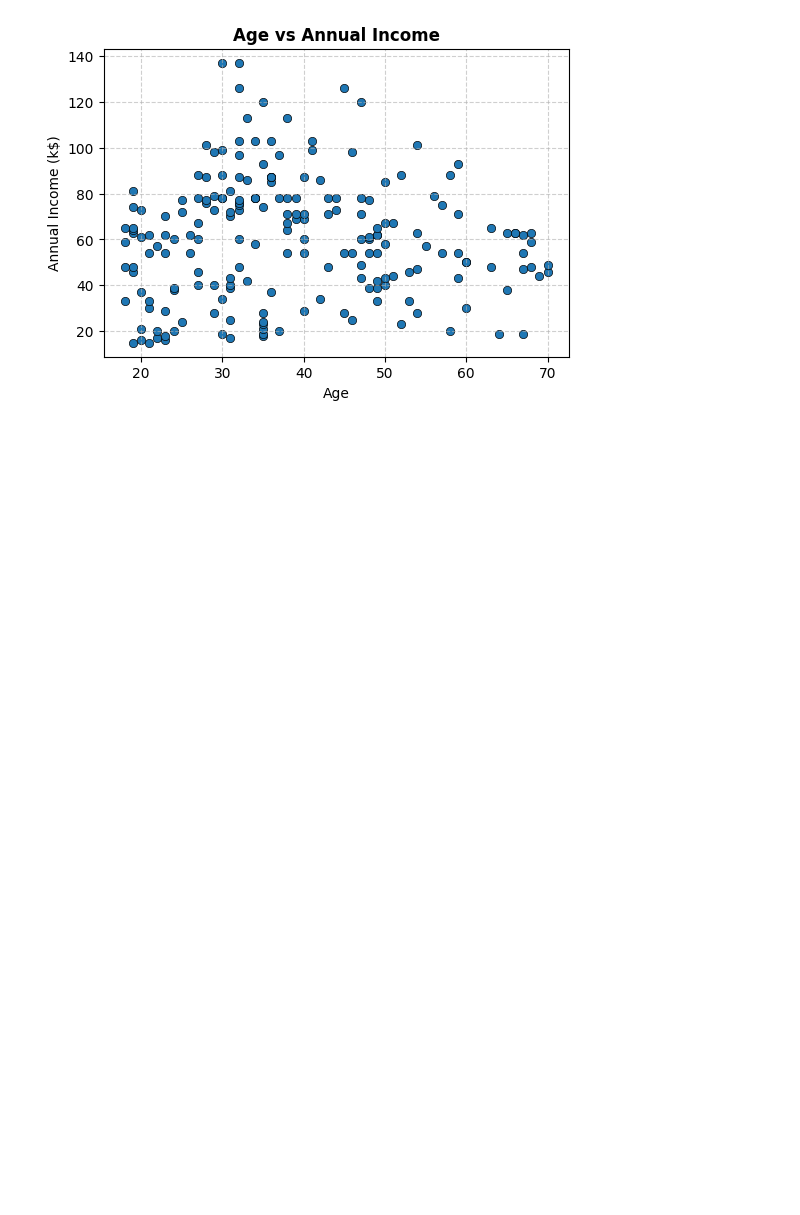
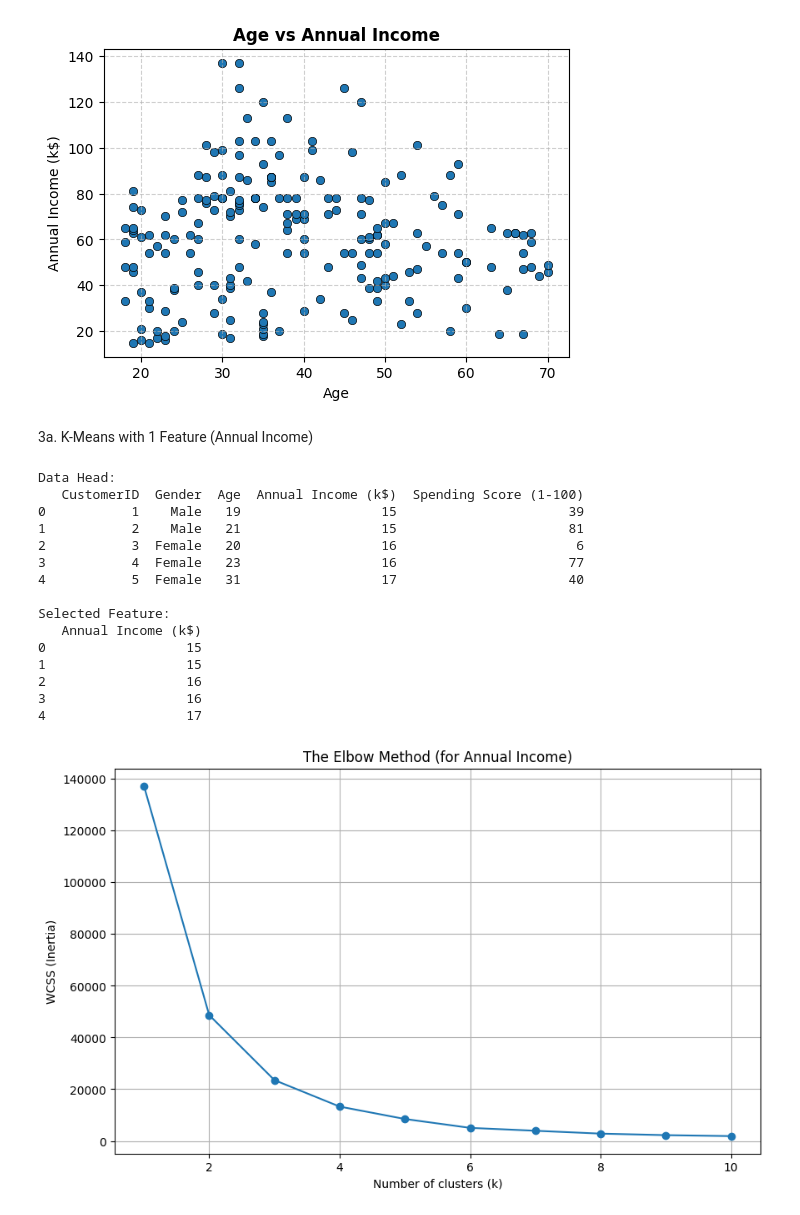
Before and after one commit to IreneWanjiruKariuki/NetflixTitles-DataCleaning, a Jupyter notebook: Mall_Customers_Clustering.ipynb, the cells around one changed output. Saved outputs shown, nothing was run; the diff lists cells and outputs as text; code cells hidden in the pictures; blank space fills up the shorter version.

```diff
--- a/Mall_Customers_Clustering.ipynb
+++ b/Mall_Customers_Clustering.ipynb
@@ -19,23 +22,6 @@ Saving Mall_Customers.csv to Mall_Customers.csv
 ---
 # %% [markdown]
 question 3b
-# %%
-# Perform K-Means clustering with the optimal K (assuming K=5 based on the Elbow plot)
-kmeans = KMeans(n_clusters=5, random_state=42, n_init=10)
-kmeans.fit(X_scaled)
-
-# Add the cluster labels to the original DataFrame
-df['Cluster'] = kmeans.labels_
-
-# Visualize the clusters
-plt.figure(figsize=(8, 6))
-sns.scatterplot(x='Annual Income (k$)', y='Spending Score (1-100)', hue='Cluster', data=df, palette='viridis', s=100, alpha=0.8, edgecolor='black')
-plt.title('Customer Clusters based on Annual Income and Spending Score', fontsize=12, fontweight='bold')
-plt.xlabel('Annual Income (k$)')
-plt.ylabel('Spending Score (1-100)')
-plt.grid(True, linestyle='--', alpha=0.6)
-plt.legend(title='Cluster')
-plt.show()
 # %% [markdown]
 Data Understanding
 
@@ -222,3 +208,47 @@ plt.show()
 #Income varies across all age groups with no strong pattern.
 # %% [output]
 [figure]
+# %% [markdown]
+3a. K-Means with 1 Feature (Annual Income)
+# %%
+# We select 'Annual Income (k$)' as our single feature.
+X = df[['Annual Income (k$)']]
+
+print("Data Head:")
+print(df.head())
+print("\nSelected Feature:")
+print(X.head())
+
+#Elbow Method
+wcss = []
+k_range = range(1, 11)
+
+for k in k_range:
+    kmeans = KMeans(n_clusters=k, init='k-means++', n_init=10, random_state=42)
+    kmeans.fit(X)
+    wcss.append(kmeans.inertia_)
+
+plt.figure(figsize=(10, 6))
+plt.plot(k_range, wcss, marker='o')
+plt.title('The Elbow Method (for Annual Income)')
+plt.xlabel('Number of clusters (k)')
+plt.ylabel('WCSS (Inertia)')
+plt.grid(True)
+plt.show()
+# %% [output]
+Data Head:
+   CustomerID  Gender  Age  Annual Income (k$)  Spending Score (1-100)
+0           1    Male   19                  15                      39
+1           2    Male   21                  15                      81
+2           3  Female   20                  16                       6
+3           4  Female   23                  16                      77
+4           5  Female   31                  17                      40
+
+Selected Feature:
+   Annual Income (k$)
+0                  15
+1                  15
+2                  16
+3                  16
+4                  17
+[figure, added]
```
Also changed, not shown: parts of 6 cells of this notebook.
